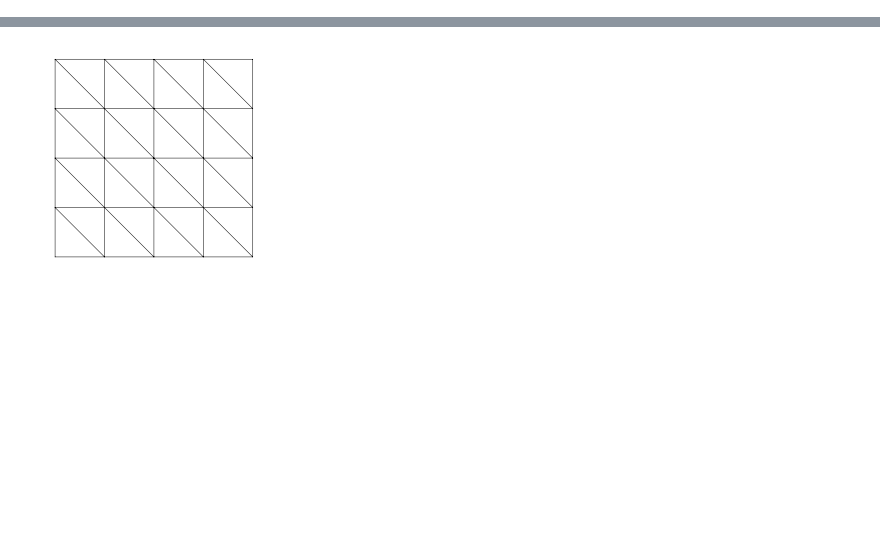
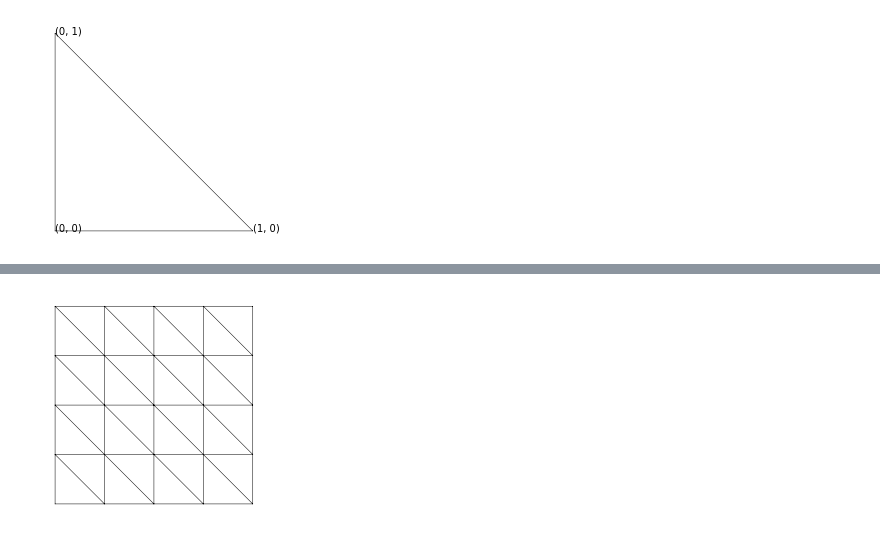
Before and after one commit to uh-comp-methods2/notebooks, a Jupyter notebook: skfem_2d.ipynb, the cells around one changed output, grey strips where cells are left out. Saved outputs shown, nothing was run; the diff lists cells and outputs as text; code cells hidden in the pictures; blank space fills up the shorter version.

```diff
--- a/skfem_2d.ipynb
+++ b/skfem_2d.ipynb
@@ -30,0 +20,9 @@ fem_plt.draw(mesh);
+# %%
+# The reference domain is a triangle
+mesh = fem.MeshTri.init_refdom()
+fem_plt.draw(mesh)
+xs, ys = mesh.p
+for x, y in zip(xs, ys):
+    plt.text(x, y, f'({x:.0f}, {y:.0f})')
+# %% [output]
+[figure, added]
```
Also changed, not shown: parts of 39 cells of this notebook, 1 other file.
